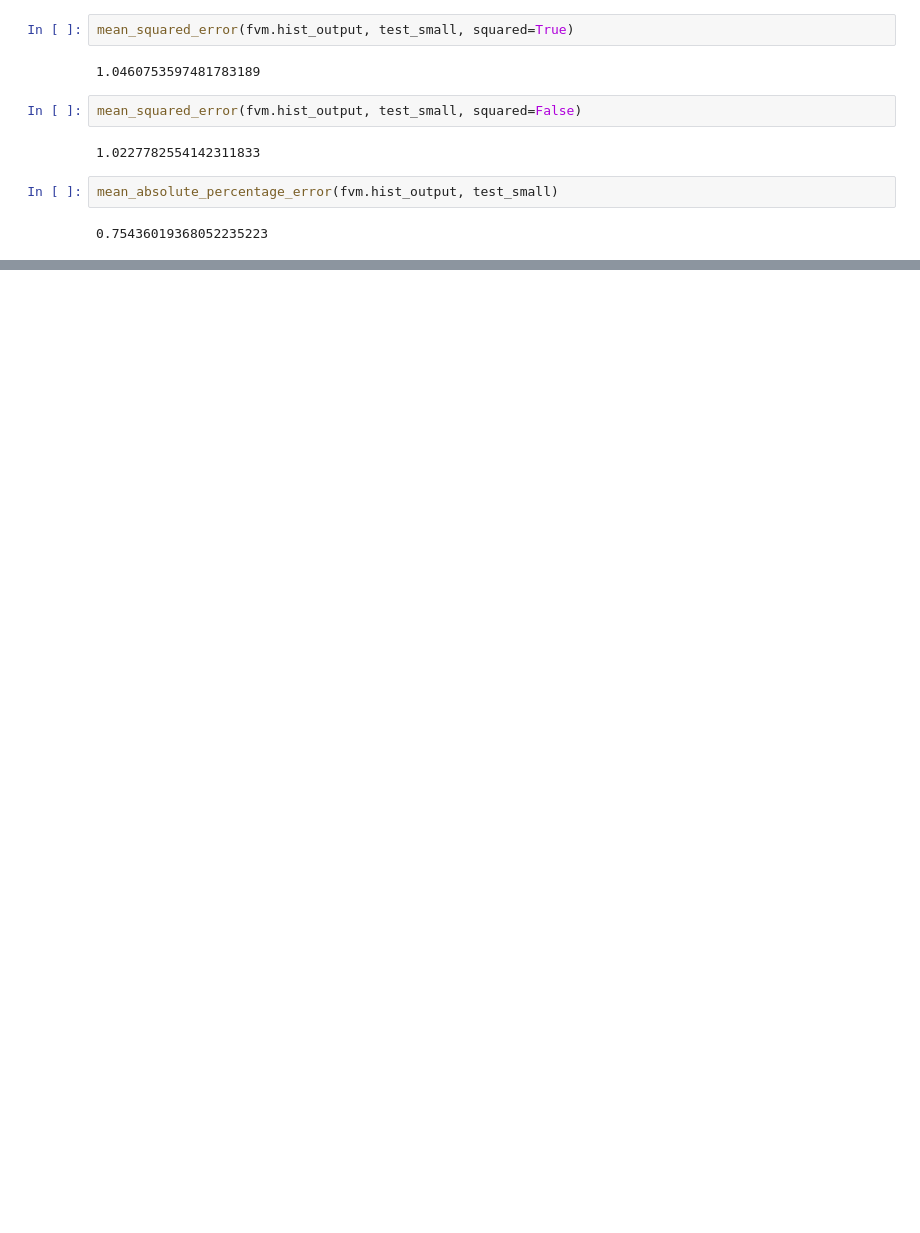
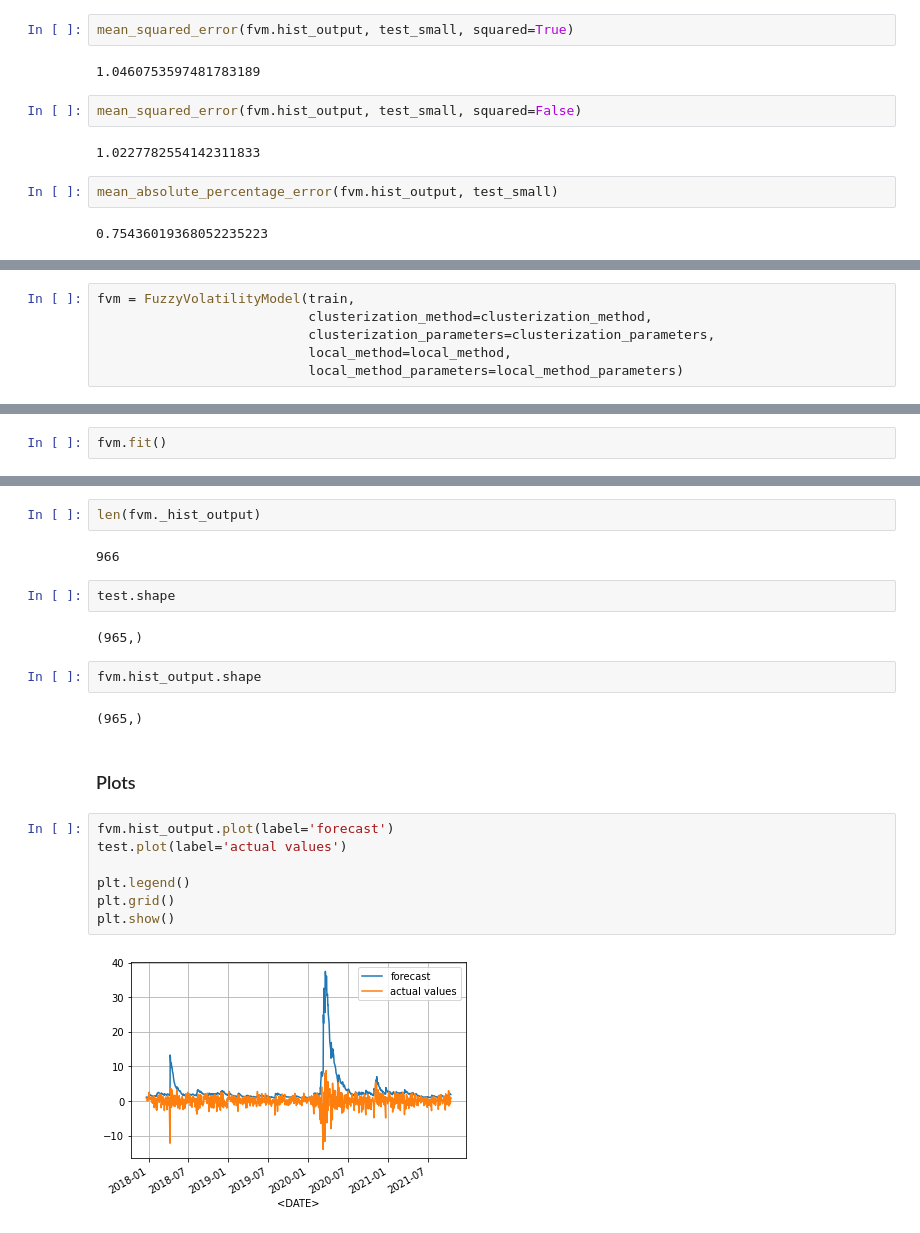
Before and after one commit to Northern125/fuzzy-volatility-modeling, a Jupyter notebook: testing_model.ipynb, the cells around one changed output, grey strips where cells are left out. Drawn from its saved outputs; the diff is of its cells as text; blank space fills up the shorter version.

```diff
--- a/testing_model.ipynb
+++ b/testing_model.ipynb
@@ -542,0 +550,6 @@ mean_absolute_percentage_error(fvm.hist_output, test_small)
+# %%
+fvm = FuzzyVolatilityModel(train,
+                           clusterization_method=clusterization_method,
+                           clusterization_parameters=clusterization_parameters,
+                           local_method=local_method,
+                           local_method_parameters=local_method_parameters)
@@ -542,0 +560,2 @@ mean_absolute_percentage_error(fvm.hist_output, test_small)
+# %%
+fvm.fit()
@@ -542,0 +787,23 @@ mean_absolute_percentage_error(fvm.hist_output, test_small)
+# %%
+len(fvm._hist_output)
+# %% [output]
+966
+# %%
+test.shape
+# %% [output]
+(965,)
+# %%
+fvm.hist_output.shape
+# %% [output]
+(965,)
+# %% [markdown]
+### Plots
+# %%
+fvm.hist_output.plot(label='forecast')
+test.plot(label='actual values')
+
+plt.legend()
+plt.grid()
+plt.show()
+# %% [output]
+[figure, added]
```
Also changed, not shown: parts of 47 cells of this notebook, 1 other file.
